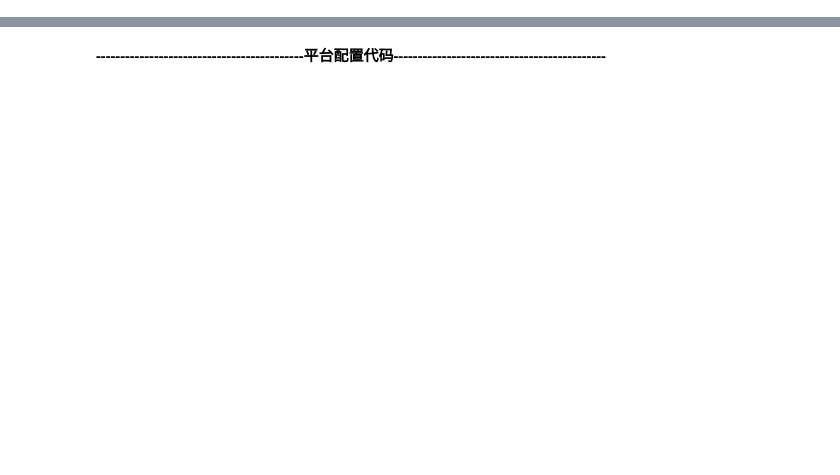
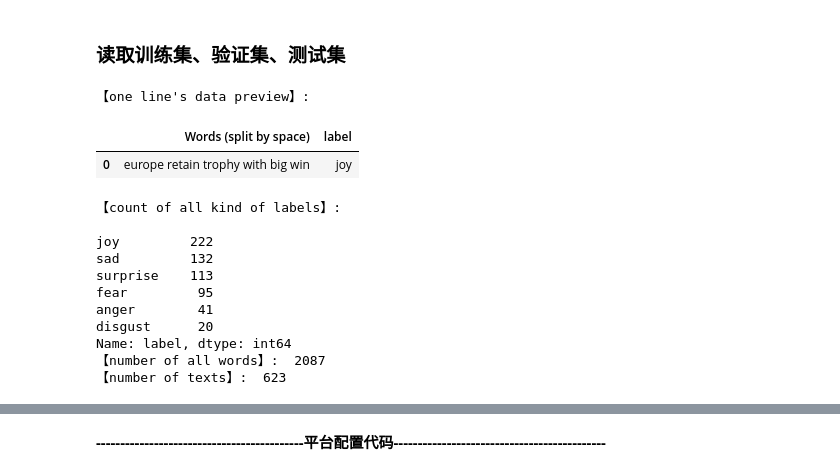
Before and after one commit to linzch3/Open-Course-Learning, a Jupyter notebook: A04.Artificial Intelligence - SYSU - RYH/Lab 2 - [KNN]+[Naive Bayes]/Lab 2 - KNN and Naive Bayes.ipynb, the cells around one changed output, grey strips where cells are left out. Saved outputs shown, nothing was run; the diff lists cells and outputs as text; code cells hidden in the pictures; blank space fills up the shorter version.

```diff
--- a/A04.Artificial Intelligence - SYSU - RYH/Lab 2 - [KNN]+[Naive Bayes]/Lab 2 - KNN and Naive Bayes.ipynb
+++ b/A04.Artificial Intelligence - SYSU - RYH/Lab 2 - [KNN]+[Naive Bayes]/Lab 2 - KNN and Naive Bayes.ipynb
@@ -0,0 +28,47 @@
+# %%
+import pandas as pd
+
+def loadDataSet(filePath):
+    '''读取数据集函数'''
+    #读取CSV文件
+    df = pd.read_csv(filePath)
+    #得到数据集标签
+    label = list(df['label'].values)
+    #得到数据集
+    dataSet = [i.strip().split(' ') for i in list(df['Words (split by space)'].values)]
+    #得到数据集的所有不重复的词
+    allWords = list(set([j for i in dataSet for j in i]))
+
+    ############输出数据集相关信息###########################
+    #输出第一行数据
+    print('【one line\'s data preview】:')
+    display(df.head(1))
+    #输出所有label的分布
+    print('【count of all kind of labels】:\n')
+    print(df['label'].value_counts())
+    #输出所有的词的个数
+    print('【number of all words】: ', len(allWords))
+    print('【number of texts】: ', len(df))
+    ############输出数据集相关信息###########################
+
+    return dataSet, label, allWords
+# %% [markdown]
+### 读取训练集、验证集、测试集
+# %%
+dataPath = '.\\data\\classification_dataset\\'
+trainSet, trainSet_label, allWords_trainSet = loadDataSet(dataPath+'train_set.csv')
+# %% [output]
+【one line's data preview】:
+|  | Words (split by space) | label |
+| 0 | europe retain trophy with big win | joy |
+【count of all kind of labels】:
+
+joy         222
+sad         132
+surprise    113
+fear         95
+anger        41
+disgust      20
+Name: label, dtype: int64
+【number of all words】:  2087
+【number of texts】:  623
```
Also changed, not shown: parts of 31 cells of this notebook, 2 other files.
